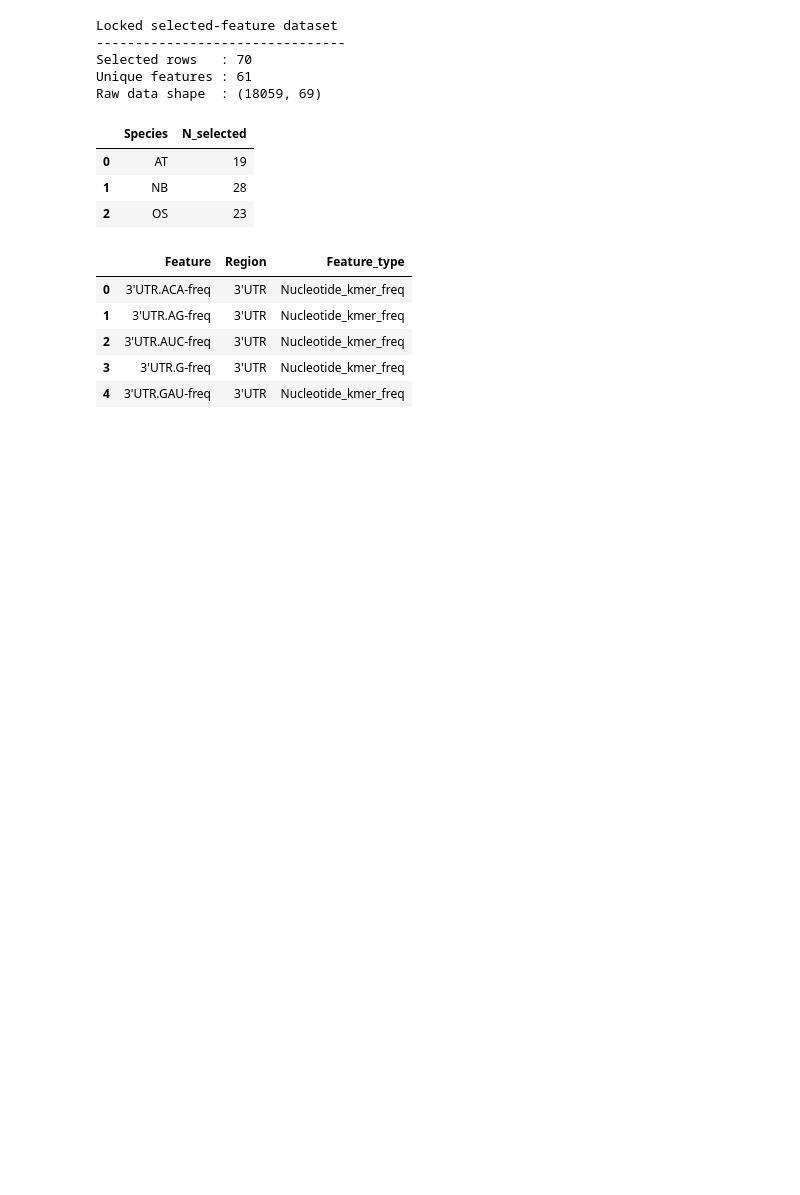
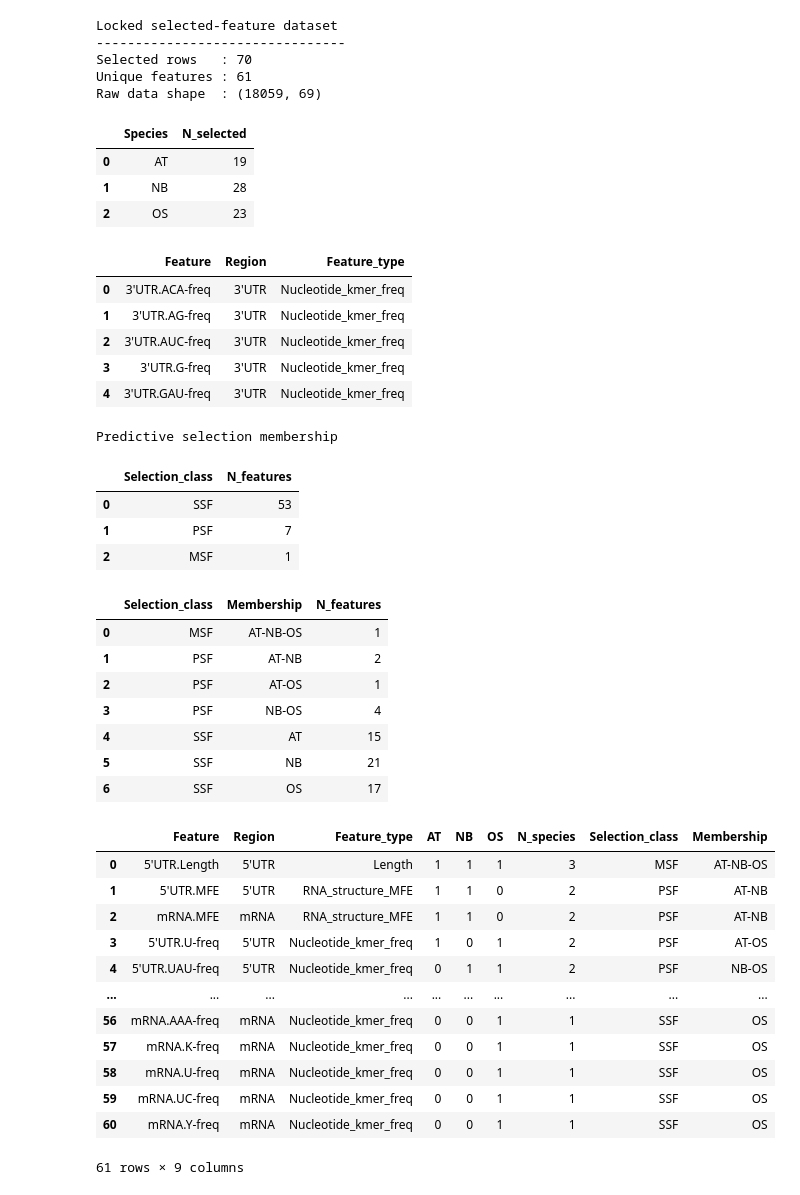
Before and after one commit to ih-11/regression, a Jupyter notebook: notebooks/notebook5.ipynb, the cells around one changed output. Saved outputs shown, nothing was run; the diff lists cells and outputs as text; code cells hidden in the pictures; blank space fills up the shorter version.

```diff
--- a/notebooks/notebook5.ipynb
+++ b/notebooks/notebook5.ipynb
@@ -657,3 +657,77 @@ Raw data shape  : (18059, 69)
 | 2 | 3'UTR.AUC-freq | 3'UTR | Nucleotide_kmer_freq |
 | 3 | 3'UTR.G-freq | 3'UTR | Nucleotide_kmer_freq |
 | 4 | 3'UTR.GAU-freq | 3'UTR | Nucleotide_kmer_freq |
+# %%
+# ============================================
+# 02. Predictive selection membership
+# SSF / PSF / MSF
+# ============================================
+
+membership_df = (
+    candidate_selected_df.assign(Selected=1)
+    .pivot_table(index="Feature", columns="Species", values="Selected", aggfunc="max", fill_value=0)
+    .reindex(columns=SPECIES_ORDER, fill_value=0).reset_index()
+    .merge(feature_metadata_df, on="Feature", how="left", validate="one_to_one")
+)
+
+membership_df["N_species"] = membership_df[SPECIES_ORDER].sum(axis=1).astype(int)
+membership_df["Selection_class"] = membership_df["N_species"].map({1: "SSF", 2: "PSF", 3: "MSF"})
+membership_df["Membership"] = membership_df.apply(
+    lambda r: "-".join(sp for sp in SPECIES_ORDER if r[sp] == 1), axis=1
+)
+
+membership_df = (
+    membership_df[
+        ["Feature", "Region", "Feature_type", "AT", "NB", "OS",
+         "N_species", "Selection_class", "Membership"]
+    ]
+    .sort_values(["N_species", "Membership", "Feature"], ascending=[False, True, True])
+    .reset_index(drop=True)
+)
+
+class_summary_df = (
+    membership_df["Selection_class"].value_counts()
+    .reindex(["SSF", "PSF", "MSF"], fill_value=0)
+    .rename("N_features").rename_axis("Selection_class").reset_index()
+)
+
+membership_summary_df = (
+    membership_df.groupby(["Selection_class", "Membership"], as_index=False)
+    .agg(N_features=("Feature", "size"))
+)
+
+assert len(membership_df) == 61
+assert membership_df["Feature"].is_unique
+assert membership_df["N_species"].between(1, 3).all()
+
+print("Predictive selection membership")
+display(class_summary_df)
+display(membership_summary_df)
+display(membership_df)
+# %% [output]
+Predictive selection membership
+|  | Selection_class | N_features |
+| 0 | SSF | 53 |
+| 1 | PSF | 7 |
+| 2 | MSF | 1 |
+|  | Selection_class | Membership | N_features |
+| 0 | MSF | AT-NB-OS | 1 |
+| 1 | PSF | AT-NB | 2 |
+| 2 | PSF | AT-OS | 1 |
+| 3 | PSF | NB-OS | 4 |
+| 4 | SSF | AT | 15 |
+| 5 | SSF | NB | 21 |
+| 6 | SSF | OS | 17 |
+|  | Feature | Region | Feature_type | AT | NB | OS | N_species | Selection_class | Membership |
+| 0 | 5'UTR.Length | 5'UTR | Length | 1 | 1 | 1 | 3 | MSF | AT-NB-OS |
+| 1 | 5'UTR.MFE | 5'UTR | RNA_structure_MFE | 1 | 1 | 0 | 2 | PSF | AT-NB |
+| 2 | mRNA.MFE | mRNA | RNA_structure_MFE | 1 | 1 | 0 | 2 | PSF | AT-NB |
+| 3 | 5'UTR.U-freq | 5'UTR | Nucleotide_kmer_freq | 1 | 0 | 1 | 2 | PSF | AT-OS |
+| 4 | 5'UTR.UAU-freq | 5'UTR | Nucleotide_kmer_freq | 0 | 1 | 1 | 2 | PSF | NB-OS |
+| ... | ... | ... | ... | ... | ... | ... | ... | ... | ... |
+| 56 | mRNA.AAA-freq | mRNA | Nucleotide_kmer_freq | 0 | 0 | 1 | 1 | SSF | OS |
+| 57 | mRNA.K-freq | mRNA | Nucleotide_kmer_freq | 0 | 0 | 1 | 1 | SSF | OS |
+| 58 | mRNA.U-freq | mRNA | Nucleotide_kmer_freq | 0 | 0 | 1 | 1 | SSF | OS |
+| 59 | mRNA.UC-freq | mRNA | Nucleotide_kmer_freq | 0 | 0 | 1 | 1 | SSF | OS |
+| 60 | mRNA.Y-freq | mRNA | Nucleotide_kmer_freq | 0 | 0 | 1 | 1 | SSF | OS |
+61 rows × 9 columns
```
Also changed, not shown: parts of 1 cell of this notebook.
